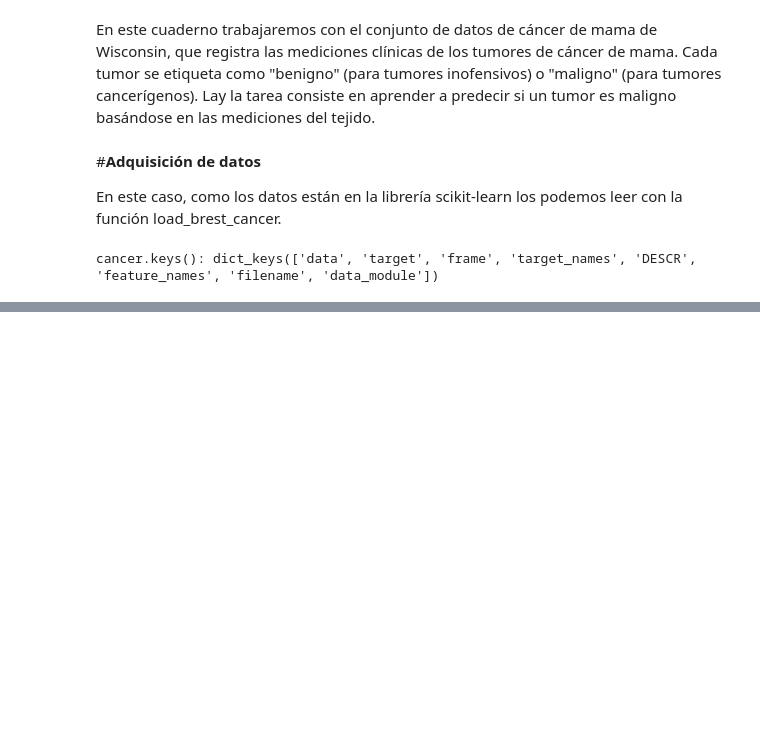
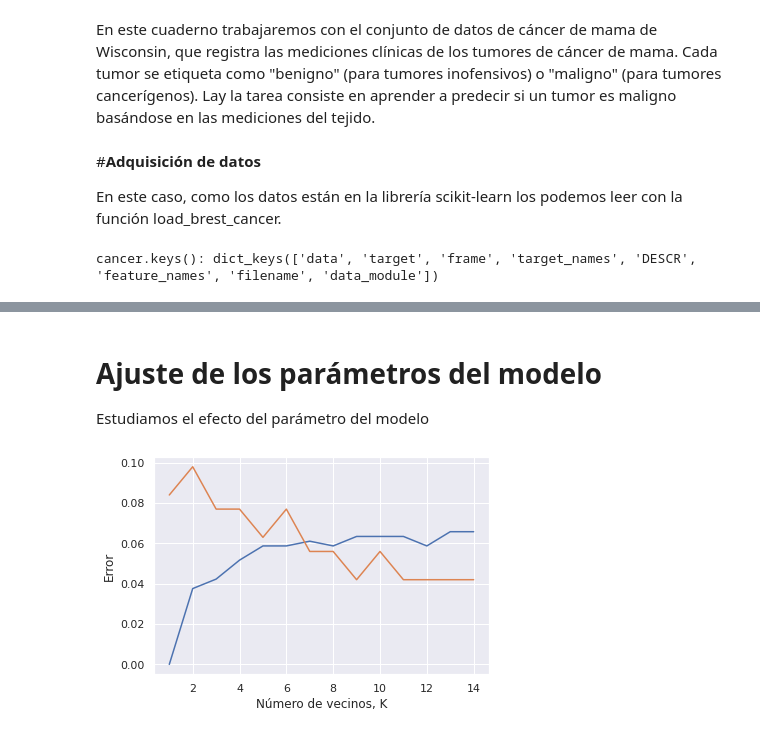
Before and after one commit to IsaacMartindeDiego/IA, a Jupyter notebook: Clasificación.ipynb, the cells around one changed output, grey strips where cells are left out. Cells and saved outputs as stored; diff of their text form; code cells hidden in the pictures; blank space fills up the shorter version.

```diff
--- a/Clasificación.ipynb
+++ b/Clasificación.ipynb
@@ -16,0 +120,27 @@ cancer.keys(): dict_keys(['data', 'target', 'frame', 'target_names', 'DESCR', 'f
+# %% [markdown]
+# **Ajuste de los parámetros del modelo**
+
+Estudiamos el efecto del parámetro del modelo
+# %%
+
+
+training_error=[]
+test_error=[]
+# n vecinos de 1 a 15
+neighbors_setting=range(1,15)
+
+for n_neighbores in neighbors_setting:
+    #construimos el modelo
+    clf=KNeighborsClassifier(n_neighbors=n_neighbores)
+    clf.fit(X_train,y_train)
+    training_error.append(1-clf.score(X_train,y_train))
+    test_error.append(1-clf.score(X_test,y_test))
+
+
+plt.plot(neighbors_setting,training_error,label='training_accuracy')
+plt.plot(neighbors_setting,test_error,label='test accuracy')
+plt.ylabel('Error')
+plt.xlabel('Número de vecinos, K')
+plt.show()
+# %% [output]
+[figure, added]
```
Also changed, not shown: parts of 15 cells of this notebook.
